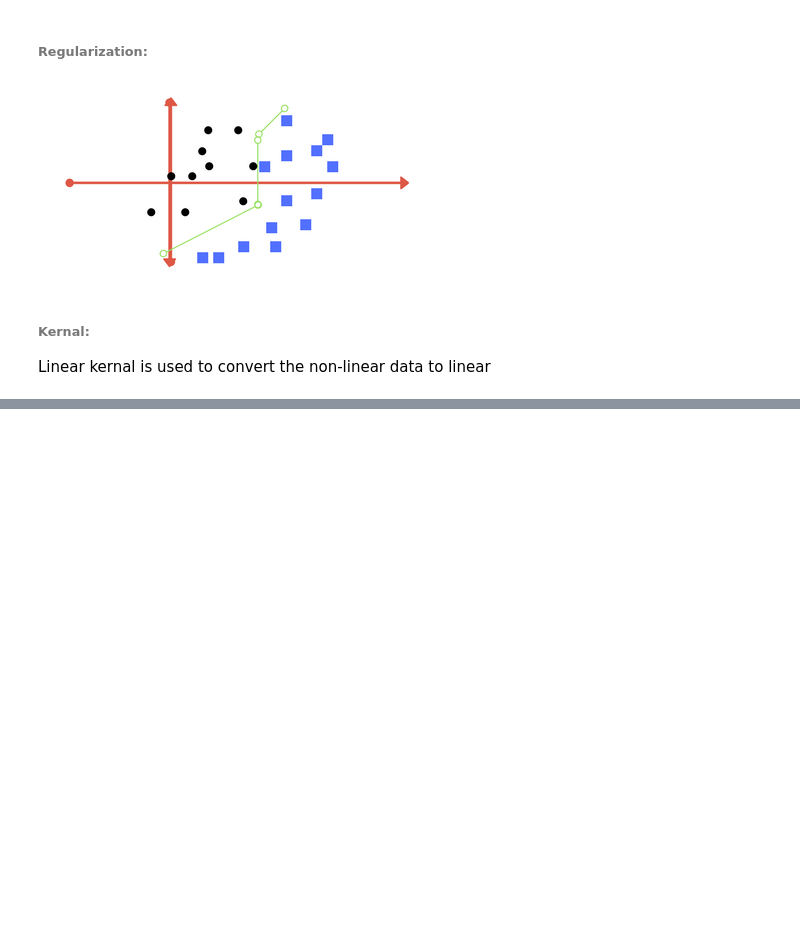
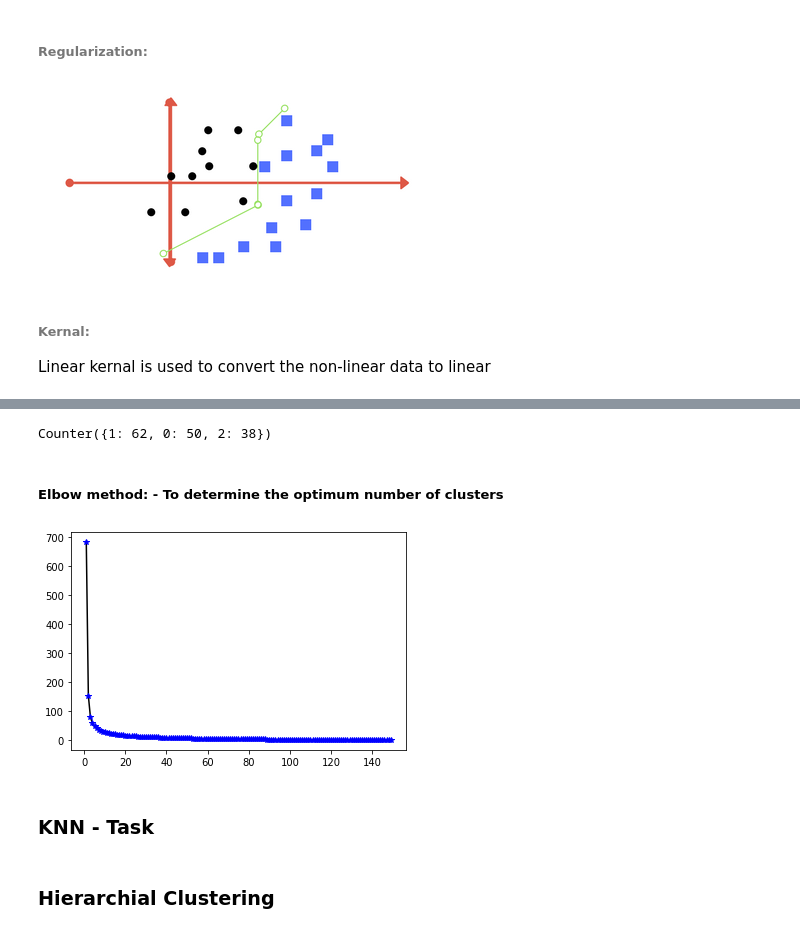
Before and after one commit to SudhakarCN/JPA_Machine_Learning, a Jupyter notebook: AI-vanilla.ipynb, the cells around one changed output, grey strips where cells are left out. Saved outputs shown, nothing was run; the diff lists cells and outputs as text; code cells hidden in the pictures; blank space fills up the shorter version.

```diff
--- a/AI-vanilla.ipynb
+++ b/AI-vanilla.ipynb
@@ -1805,0 +1173,8 @@ array([2])
+# %%
+X = dataset.loc[:, "SepalLengthCm" : "PetalWidthCm"]
+print(X)
+print(dataset.shape)
+print("\n")
+print(dataset.groupby('Species').count())
+print("\n")
+print(set(dataset["Species"]))
@@ -1805,0 +1245,3 @@ array([2])
+# %%
+kmeans_model = KMeans(n_clusters=3)
+kmeans_model.fit(X)
@@ -1805,0 +1266,24 @@ array([2])
+# %%
+count = Counter(labels)
+print(count)
+# %% [output]
+Counter({1: 62, 0: 50, 2: 38})
+# %% [markdown]
+##### Elbow method: - To determine the optimum number of clusters
+# %%
+k = []
+inertia = []
+for i in range(1,150):
+    kmeans = KMeans(n_clusters=i)
+    kmeans.fit(X)
+    k.append(i)
+    inertia.append(kmeans.inertia_)
+# %%
+plt.plot(k,inertia,"k-",k,inertia,'b*')
+plt.show()
+# %% [output]
+[figure, added]
+# %% [markdown]
+### KNN - Task
+# %% [markdown]
+### Hierarchial Clustering
```
Also changed, not shown: parts of 207 cells of this notebook.
